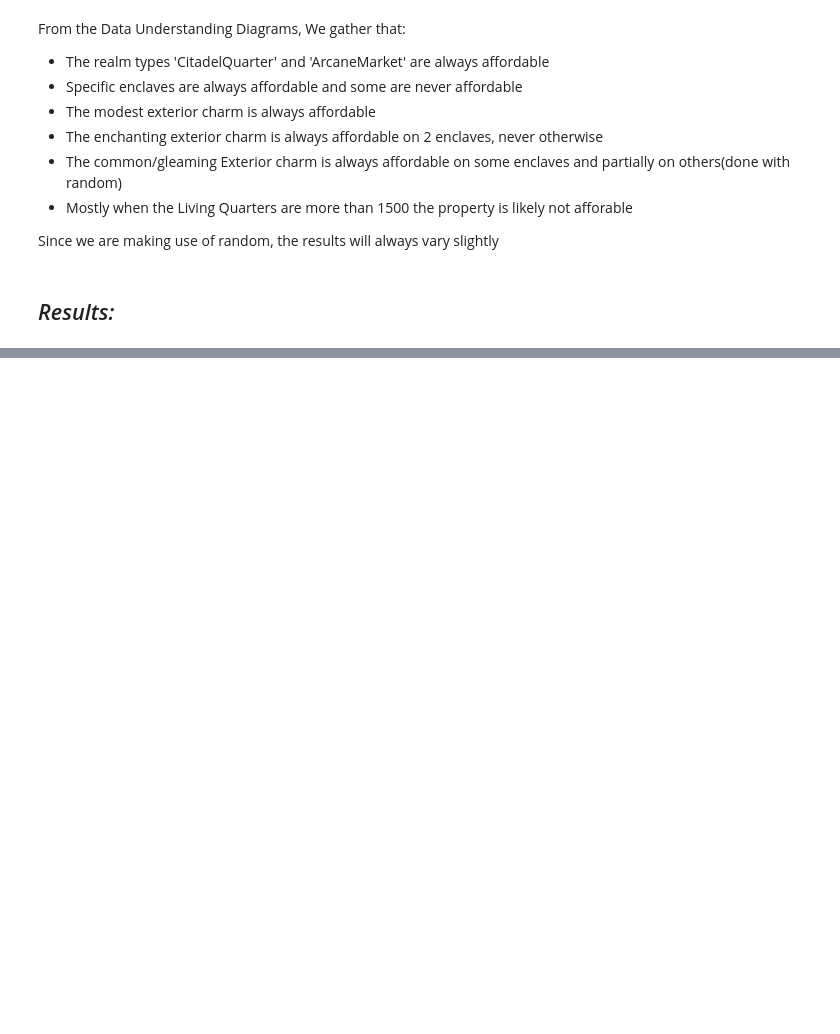
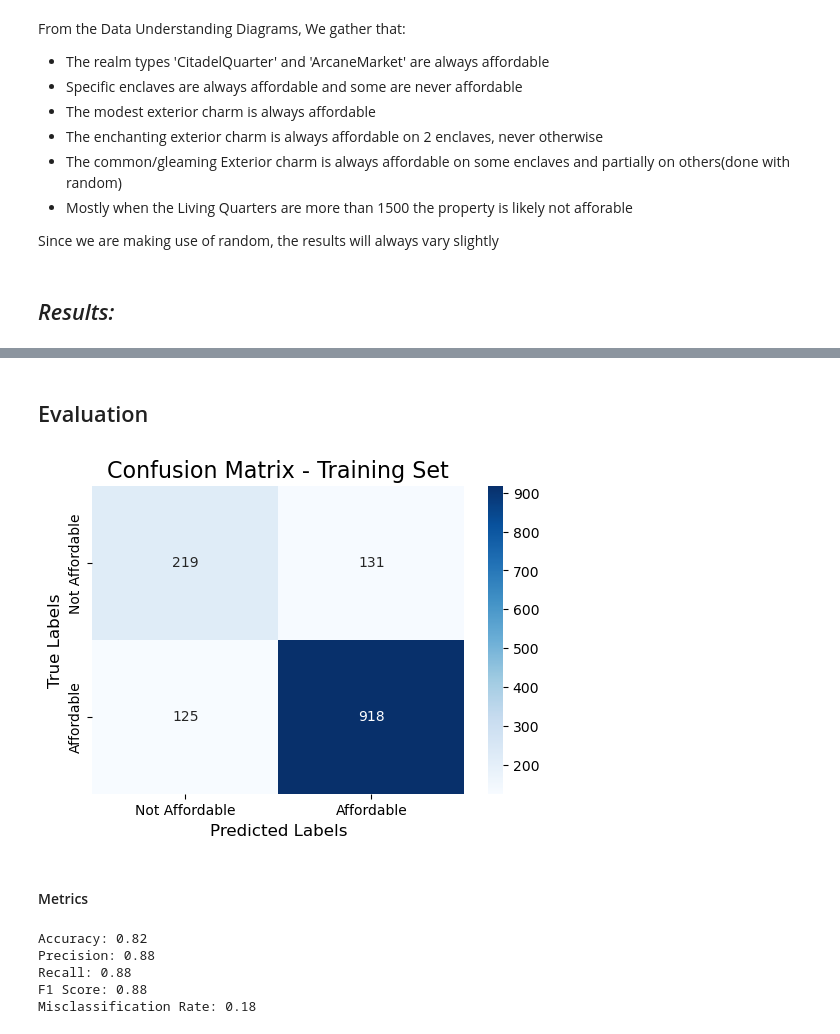
Before and after one commit to popo0015/Data-Science---3rd-Bulgarian-Empire, a Jupyter notebook: Iteration 2 - Case 02.ipynb, the cells around one changed output, grey strips where cells are left out. Drawn from its saved outputs; the diff is of its cells as text; code cells hidden in the pictures; blank space fills up the shorter version.

Commit message:
Evaluation Iteration 2

```diff
--- a/Iteration 2 - Case 02.ipynb
+++ b/Iteration 2 - Case 02.ipynb
@@ -249,0 +251,37 @@ Accuracy of test set: 82.0%
+# %% [markdown]
+## Evaluation
+# %%
+cm = confusion_matrix(target_train, feature_train['Prediction'])
+
+# Plot confusion matrix using seaborn heatmap
+plt.figure(figsize=(6, 4))
+sns.heatmap(cm, annot=True, fmt='d', cmap='Blues', xticklabels=['Not Affordable', 'Affordable'], yticklabels=['Not Affordable', 'Affordable'])
+plt.title('Confusion Matrix - Training Set', fontsize=16)
+plt.xlabel('Predicted Labels', fontsize=12)
+plt.ylabel('True Labels', fontsize=12)
+plt.show()
+# %% [output]
+[figure, added]
+# %% [markdown]
+#### Metrics
+# %%
+TN, FP, FN, TP = cm.ravel()
+
+accuracy = accuracy_score(target_train, feature_train['Prediction'])
+precision = precision_score(target_train, feature_train['Prediction'])
+recall = recall_score(target_train, feature_train['Prediction'])
+f1 = f1_score(target_train, feature_train['Prediction'])
+roc_auc = roc_auc_score(target_train, feature_train['Prediction'])
+misclassification_rate = (FP + FN) / (TP + TN + FP + FN)
+
+print(f"Accuracy: {round(accuracy, 2)}")
+print(f"Precision: {round(precision, 2)}")
+print(f"Recall: {round(recall, 2)}")
+print(f"F1 Score: {round(f1, 2)}")
+print(f"Misclassification Rate: {round(misclassification_rate, 2)}")
+# %% [output]
+Accuracy: 0.82
+Precision: 0.88
+Recall: 0.88
+F1 Score: 0.88
+Misclassification Rate: 0.18
```
Also changed, not shown: parts of 5 cells of this notebook.
